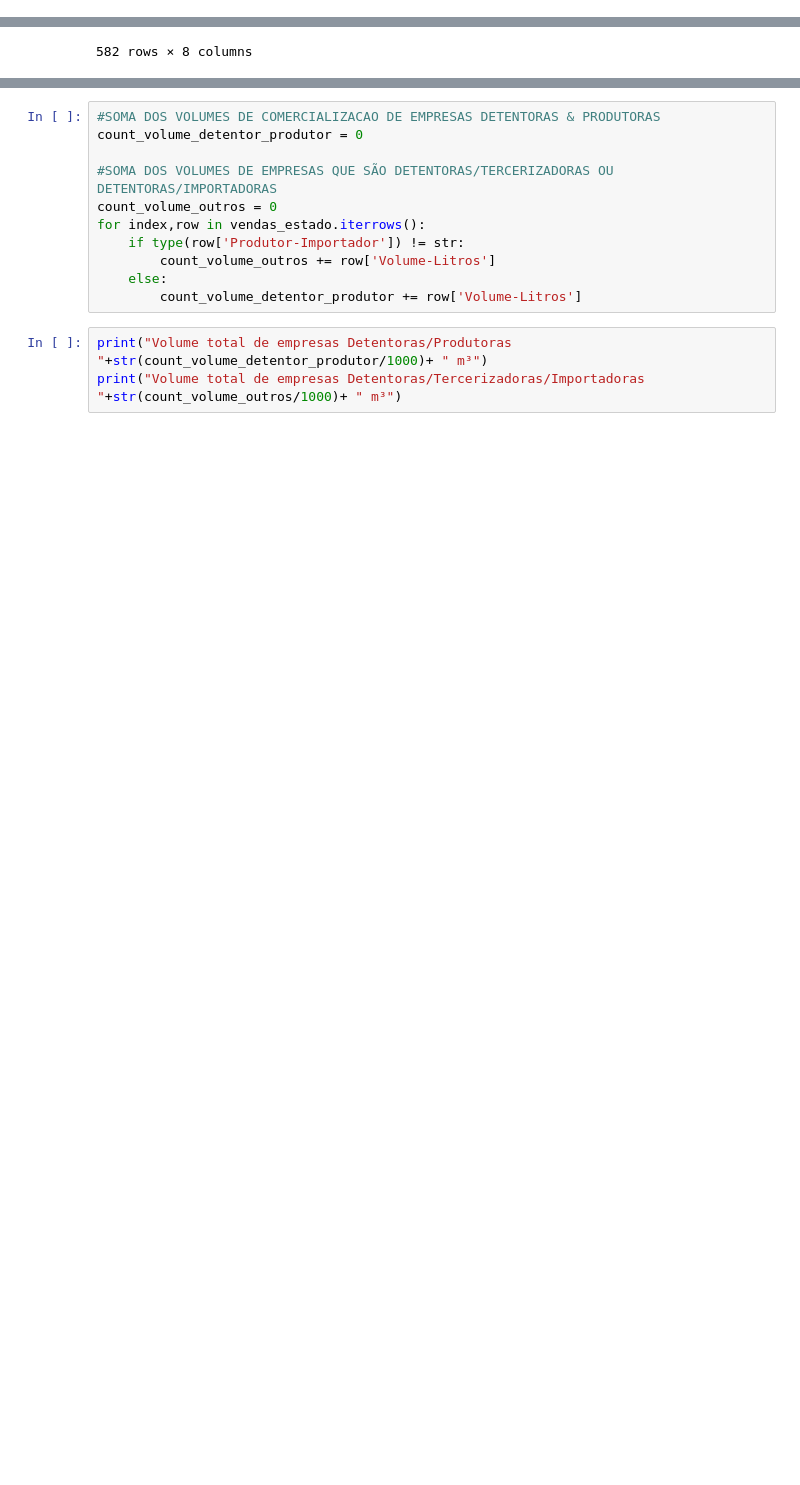
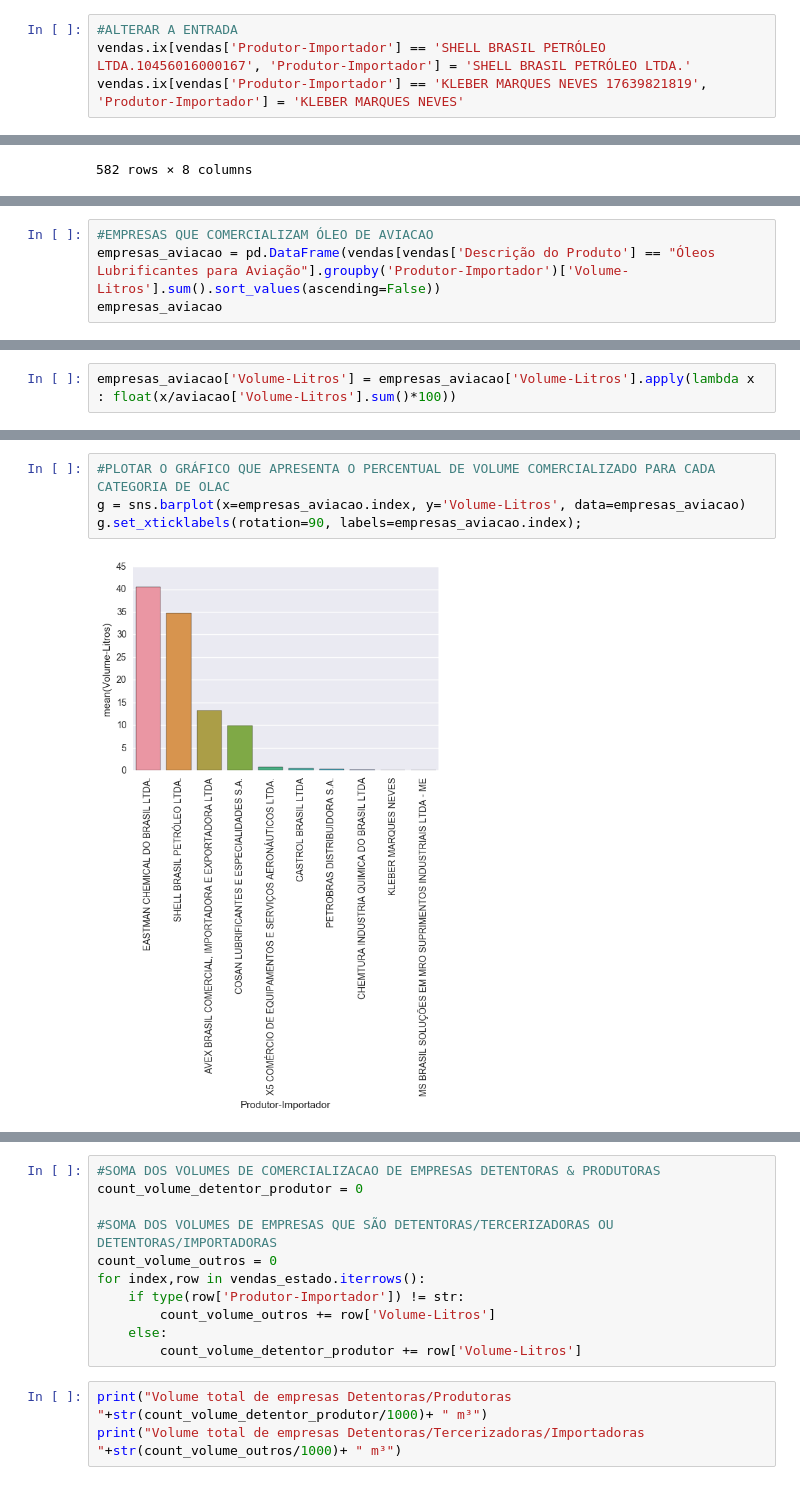
Before and after one commit to jaycwb/udacity, a Jupyter notebook: nanodegree/data_analyst/06_faca_visualizacao_de_dados_eficazes/notebooks/dados_anp_comercializacao_lubrificante.ipynb, the cells around one changed output, grey strips where cells are left out. Drawn from its saved outputs; the diff is of its cells as text; blank space fills up the shorter version.

Commit message:
explorando dados dos players do mercado de aviacao

```diff
--- a/nanodegree/data_analyst/06_faca_visualizacao_de_dados_eficazes/notebooks/dados_anp_comercializacao_lubrificante.ipynb
+++ b/nanodegree/data_analyst/06_faca_visualizacao_de_dados_eficazes/notebooks/dados_anp_comercializacao_lubrificante.ipynb
@@ -49,3 +69,7 @@ vendas.head(5)
+# %%
+#ALTERAR A ENTRADA
+vendas.ix[vendas['Produtor-Importador'] == 'SHELL BRASIL PETRÓLEO LTDA.10456016000167', 'Produtor-Importador'] = 'SHELL BRASIL PETRÓLEO LTDA.'
+vendas.ix[vendas['Produtor-Importador'] == 'KLEBER MARQUES NEVES 17639821819', 'Produtor-Importador'] = 'KLEBER MARQUES NEVES'
 # %%
 vendas.shape
 # %% [output]
@@ -177,0 +206,4 @@ aviacao.groupby('Produtor-Importador').sum()['Volume-Litros'].values[0]+aviacao[
+# %%
+#EMPRESAS QUE COMERCIALIZAM ÓLEO DE AVIACAO
+empresas_aviacao = pd.DataFrame(vendas[vendas['Descrição do Produto'] == "Óleos Lubrificantes para Aviação"].groupby('Produtor-Importador')['Volume-Litros'].sum().sort_values(ascending=False))
+empresas_aviacao
@@ -177,0 +223,2 @@ aviacao.groupby('Produtor-Importador').sum()['Volume-Litros'].values[0]+aviacao[
+# %%
+empresas_aviacao['Volume-Litros'] = empresas_aviacao['Volume-Litros'].apply(lambda x : float(x/aviacao['Volume-Litros'].sum()*100))
@@ -178,3 +240,9 @@ aviacao.groupby('Produtor-Importador').sum()['Volume-Litros'].values[0]+aviacao[
+# %%
+#PLOTAR O GRÁFICO QUE APRESENTA O PERCENTUAL DE VOLUME COMERCIALIZADO PARA CADA CATEGORIA DE OLAC
+g = sns.barplot(x=empresas_aviacao.index, y='Volume-Litros', data=empresas_aviacao)
+g.set_xticklabels(rotation=90, labels=empresas_aviacao.index);
+# %% [output]
+[figure, added]
 # %%
 #NÚMERO DE REGISTROS DE DECLARAÇÃO DE COMERCIALIZAÇÃO DE EMPRESAS QUE NÃO PRODUZIRAM EM PLANTA PRÓPRIA NO BRASIL OU SÃO
 #CONSIDERADAS IMPORTADORAS
```
Also changed, not shown: parts of 12 cells of this notebook, 2 other files.
